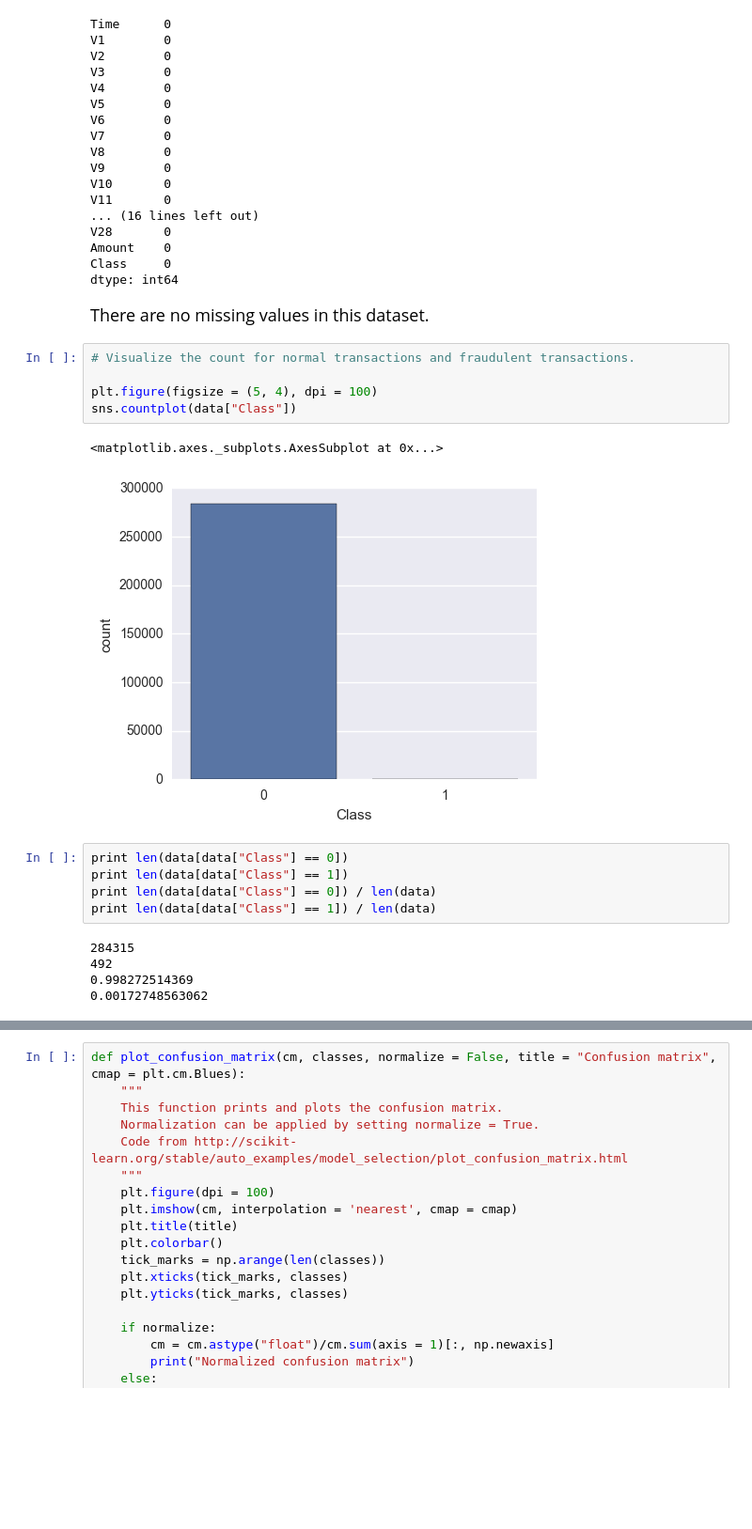
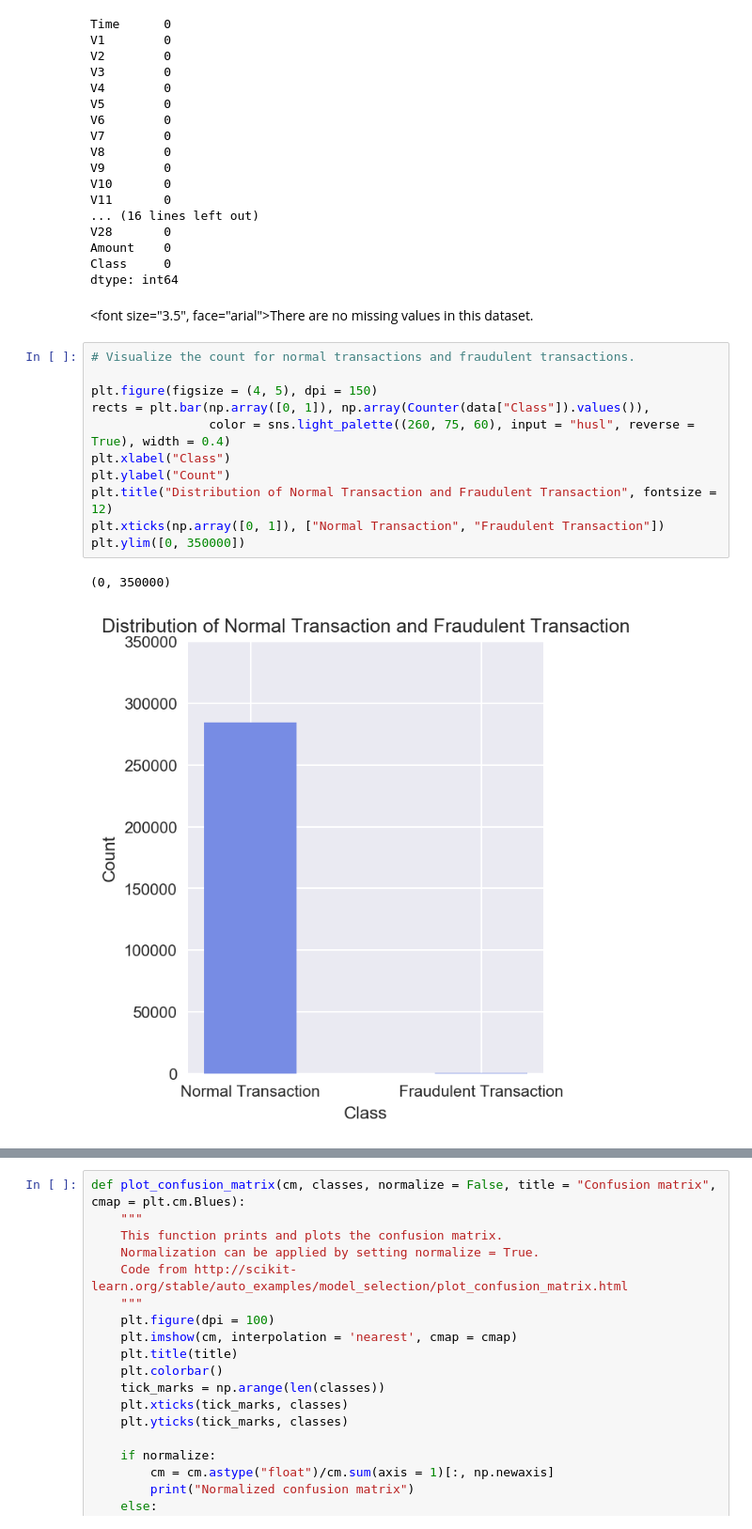
Before and after one commit to guanyu917/Fraud-Detection, a Jupyter notebook: Credit Card Fraud Transaction Detection.ipynb, the cells around one changed output, grey strips where cells are left out. Shown: that part at 94% size. Saved outputs shown, nothing was run; the diff lists cells and outputs as text; blank space fills up the shorter version.

```diff
--- a/Credit Card Fraud Transaction Detection.ipynb
+++ b/Credit Card Fraud Transaction Detection.ipynb
@@ -109,23 +110,19 @@ Amount    0
 Class     0
 dtype: int64
 # %% [markdown]
-<font size="4">There are no missing values in this dataset.</font>
+<font size="3.5", face="arial">There are no missing values in this dataset.</font>
-# %%
-# Visualize the count for normal transactions and fraudulent transactions.
-
-plt.figure(figsize = (5, 4), dpi = 100)
-sns.countplot(data["Class"])
-# %% [output]
-<matplotlib.axes._subplots.AxesSubplot at 0x...>
-[figure, removed]
-# %%
-print len(data[data["Class"] == 0])
-print len(data[data["Class"] == 1])
-print len(data[data["Class"] == 0]) / len(data)
-print len(data[data["Class"] == 1]) / len(data)
-# %% [output]
-284315
-492
-0.998272514369
-0.00172748563062
+# %%
+# Visualize the count for normal transactions and fraudulent transactions.
+
+plt.figure(figsize = (4, 5), dpi = 150)
+rects = plt.bar(np.array([0, 1]), np.array(Counter(data["Class"]).values()),
+                color = sns.light_palette((260, 75, 60), input = "husl", reverse = True), width = 0.4)
+plt.xlabel("Class")
+plt.ylabel("Count")
+plt.title("Distribution of Normal Transaction and Fraudulent Transaction", fontsize = 12)
+plt.xticks(np.array([0, 1]), ["Normal Transaction", "Fraudulent Transaction"])
+plt.ylim([0, 350000])
+# %% [output]
+(0, 350000)
+[figure, added]
 # %% [markdown]
```
Also changed, not shown: parts of 19 cells of this notebook.
